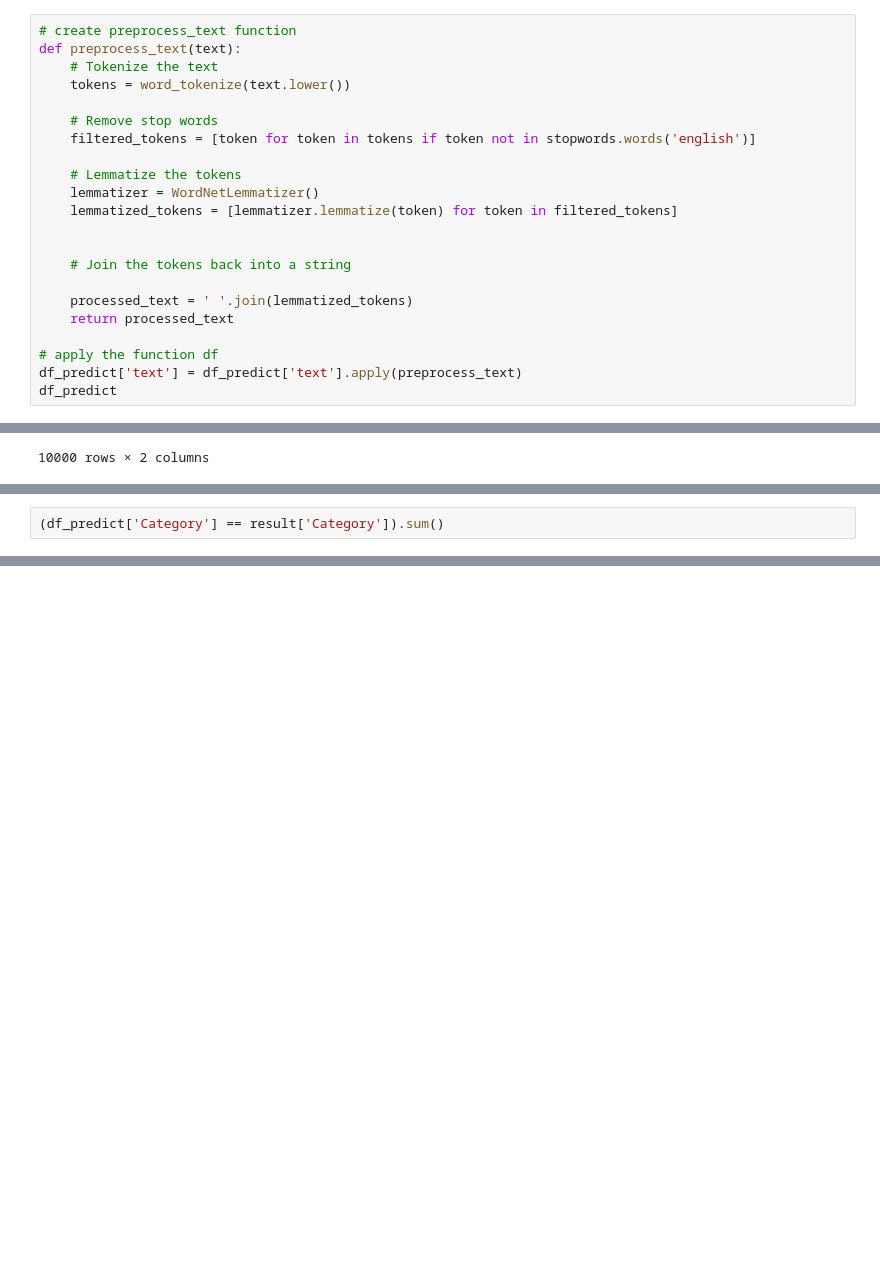
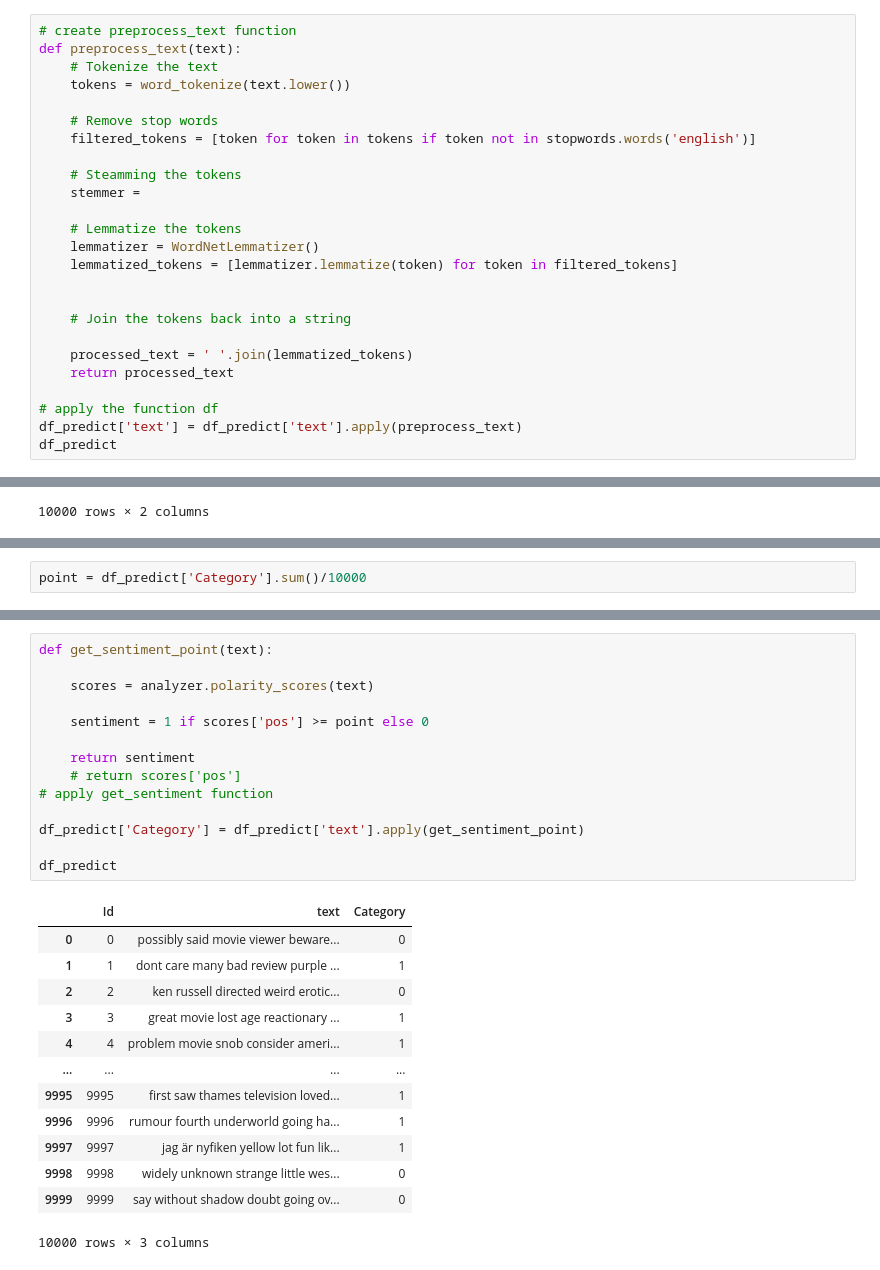
Before and after one commit to Tienlee41/DSAA-6100-Movie-Review-Classification, a Jupyter notebook: nltk/nltk.ipynb, the cells around one changed output, grey strips where cells are left out. Saved outputs shown, nothing was run; the diff lists cells and outputs as text; blank space fills up the shorter version.

```diff
--- a/nltk/nltk.ipynb
+++ b/nltk/nltk.ipynb
@@ -70,6 +70,9 @@ def preprocess_text(text):
 
     # Remove stop words
     filtered_tokens = [token for token in tokens if token not in stopwords.words('english')]
+
+    # Steamming the tokens
+    stemmer =
 
     # Lemmatize the tokens
     lemmatizer = WordNetLemmatizer()
@@ -124,2 +150,2 @@ result = pd.read_csv('../DistilBert/submission_file_use_distilBert.csv')
 # %%
-(df_predict['Category'] == result['Category']).sum()
+point = df_predict['Category'].sum()/10000
@@ -135,0 +156,28 @@ print(classification_report(df['Positive'], df['sentiment']))
+# %%
+def get_sentiment_point(text):
+
+    scores = analyzer.polarity_scores(text)
+
+    sentiment = 1 if scores['pos'] >= point else 0
+
+    return sentiment
+    # return scores['pos']
+# apply get_sentiment function
+
+df_predict['Category'] = df_predict['text'].apply(get_sentiment_point)
+
+df_predict
+# %% [output]
+|  | Id | text | Category |
+| 0 | 0 | possibly said movie viewer beware... | 0 |
+| 1 | 1 | dont care many bad review purple ... | 1 |
+| 2 | 2 | ken russell directed weird erotic... | 0 |
+| 3 | 3 | great movie lost age reactionary ... | 1 |
+| 4 | 4 | problem movie snob consider ameri... | 1 |
+| ... | ... | ... | ... |
+| 9995 | 9995 | first saw thames television loved... | 1 |
+| 9996 | 9996 | rumour fourth underworld going ha... | 1 |
+| 9997 | 9997 | jag är nyfiken yellow lot fun lik... | 1 |
+| 9998 | 9998 | widely unknown strange little wes... | 0 |
+| 9999 | 9999 | say without shadow doubt going ov... | 0 |
+10000 rows × 3 columns
```
Also changed, not shown: parts of 12 cells of this notebook, 4 other files.
